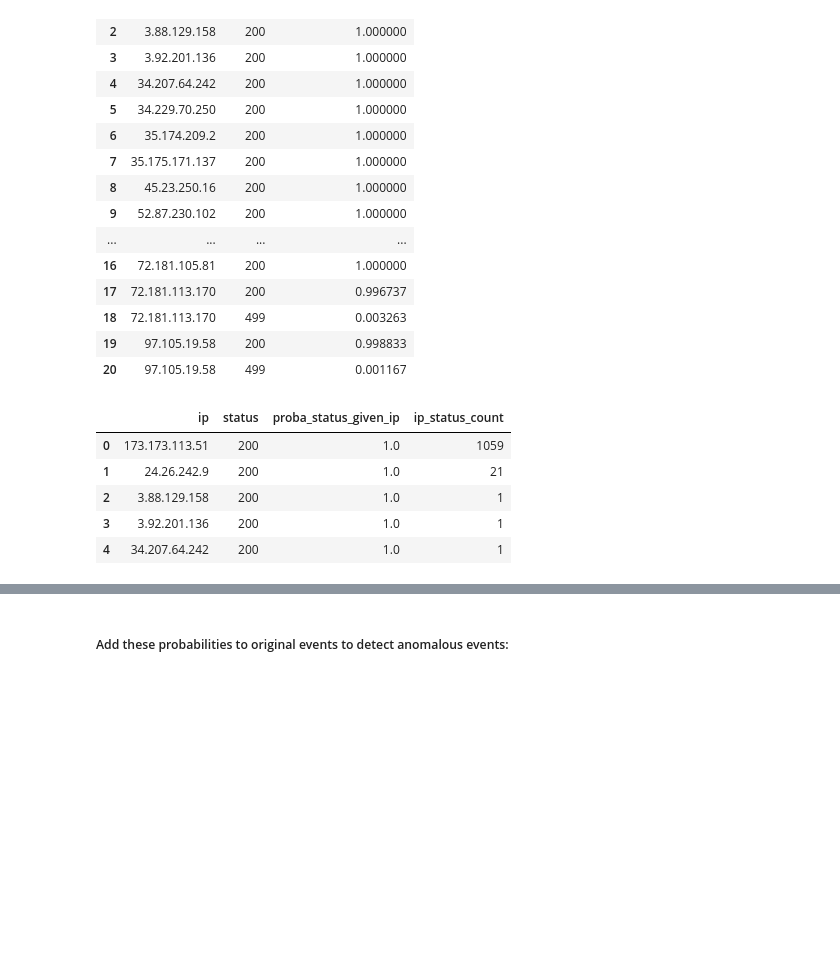
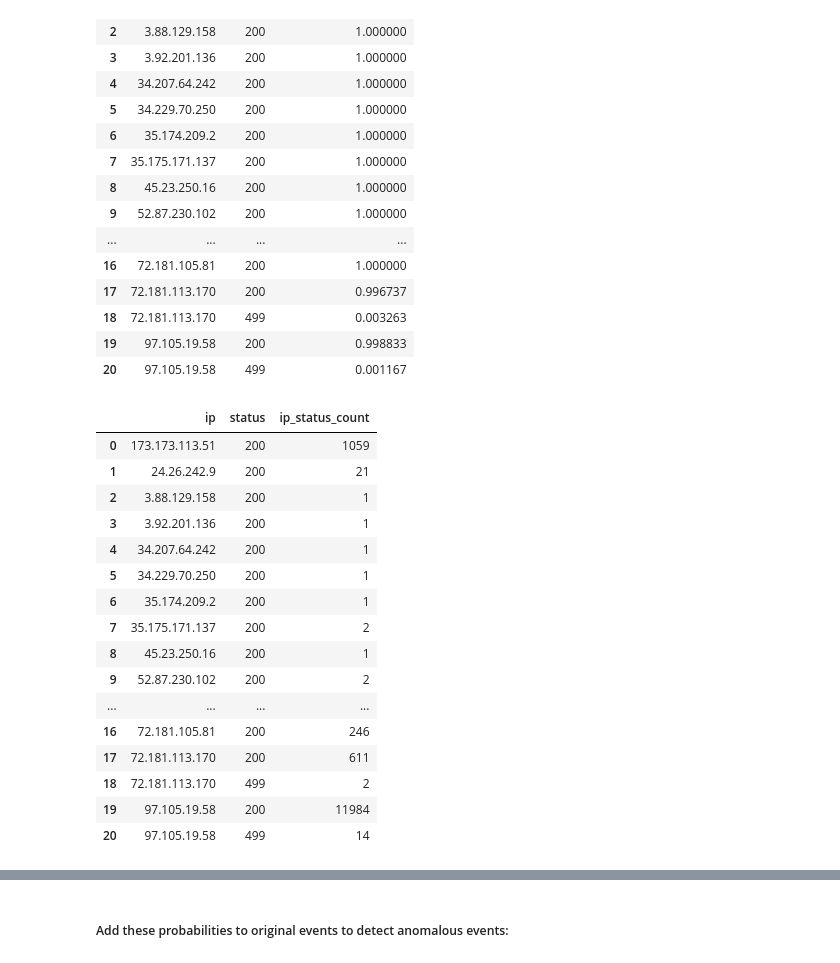
Before and after one commit to cindyvillanuevads/anomaly-detection-exercises, a Jupyter notebook: AD-discrete-probabilistic.ipynb, the cells around one changed output, grey strips where cells are left out. Saved outputs shown, nothing was run; the diff lists cells and outputs as text; code cells hidden in the pictures; blank space fills up the shorter version.

```diff
--- a/AD-discrete-probabilistic.ipynb
+++ b/AD-discrete-probabilistic.ipynb
@@ -527,15 +544,23 @@ status_given_ip
 ip_status_count = pd.DataFrame(train.groupby(['ip', 'status'])['request_method'].\
                               count().reset_index().\
                               rename(columns={'request_method': 'ip_status_count'}))
-
-# merge ip_status_count with status_given_ip dataframe
-
-ip_status = status_given_ip.merge(ip_status_count)
-ip_status.head()
-# %% [output]
-|  | ip | status | proba_status_given_ip | ip_status_count |
-| 0 | 173.173.113.51 | 200 | 1.0 | 1059 |
-| 1 | 24.26.242.9 | 200 | 1.0 | 21 |
-| 2 | 3.88.129.158 | 200 | 1.0 | 1 |
-| 3 | 3.92.201.136 | 200 | 1.0 | 1 |
-| 4 | 34.207.64.242 | 200 | 1.0 | 1 |
+# %%
+ip_status_count
+# %% [output]
+|  | ip | status | ip_status_count |
+| 0 | 173.173.113.51 | 200 | 1059 |
+| 1 | 24.26.242.9 | 200 | 21 |
+| 2 | 3.88.129.158 | 200 | 1 |
+| 3 | 3.92.201.136 | 200 | 1 |
+| 4 | 34.207.64.242 | 200 | 1 |
+| 5 | 34.229.70.250 | 200 | 1 |
+| 6 | 35.174.209.2 | 200 | 1 |
+| 7 | 35.175.171.137 | 200 | 2 |
+| 8 | 45.23.250.16 | 200 | 1 |
+| 9 | 52.87.230.102 | 200 | 2 |
+| ... | ... | ... | ... |
+| 16 | 72.181.105.81 | 200 | 246 |
+| 17 | 72.181.113.170 | 200 | 611 |
+| 18 | 72.181.113.170 | 499 | 2 |
+| 19 | 97.105.19.58 | 200 | 11984 |
+| 20 | 97.105.19.58 | 499 | 14 |
```
Also changed, not shown: parts of 3 cells of this notebook.
